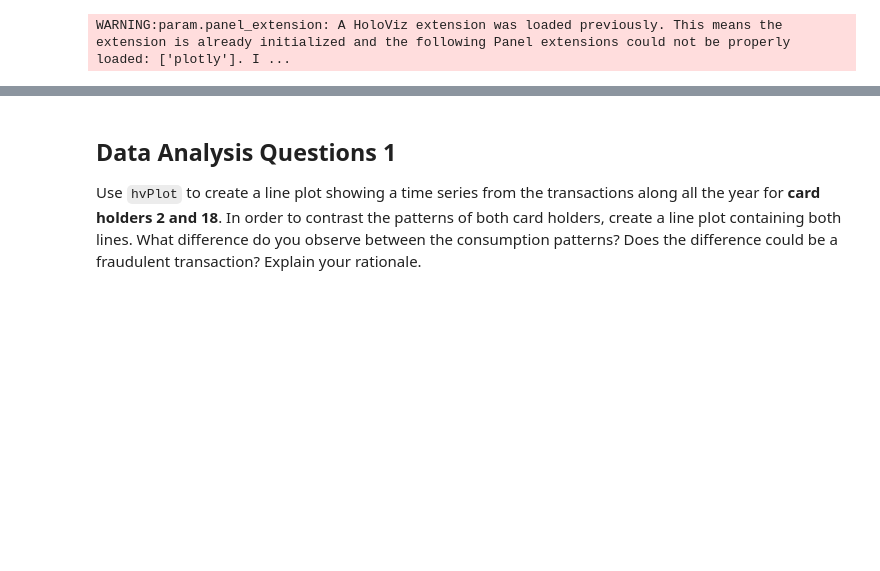
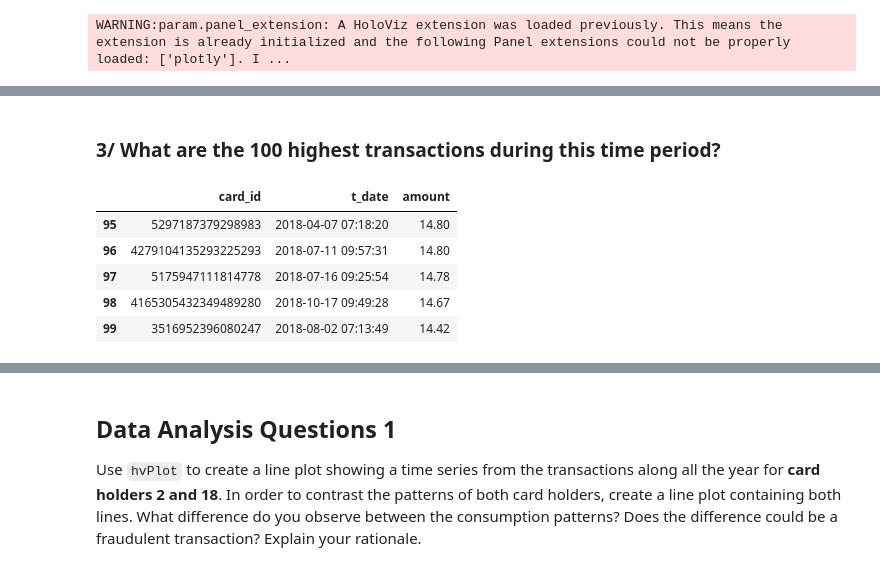
Before and after one commit to GonzaloGarciaContreras/hw07-sql-credit-card, a Jupyter notebook: ggc_visual_data_analysis.ipynb, the cells around one changed output, grey strips where cells are left out. Saved outputs shown, nothing was run; the diff lists cells and outputs as text; code cells hidden in the pictures; blank space fills up the shorter version.

```diff
--- a/ggc_visual_data_analysis.ipynb
+++ b/ggc_visual_data_analysis.ipynb
@@ -28,0 +85,26 @@ engine = create_engine("postgresql://gonzalogarciacontreras:postgres@localhost:5
+# %% [markdown]
+### 3/ What are the 100 highest transactions during this time period?
+# %%
+query = """
+    SELECT
+        card_id,
+        t_date,
+        amount
+    FROM transaction
+    WHERE date_part('hour', t_date) BETWEEN 7 AND 9
+    ORDER BY amount DESC LIMIT 100
+    ;
+    """
+
+# Load data into the DataFrame using the read_sql() method from pandas
+transactions_df = pd.read_sql(query, engine)
+
+# Show the data of the new DataFrame
+transactions_df.tail()
+# %% [output]
+|  | card_id | t_date | amount |
+| 95 | 5297187379298983 | 2018-04-07 07:18:20 | 14.80 |
+| 96 | 4279104135293225293 | 2018-07-11 09:57:31 | 14.80 |
+| 97 | 5175947111814778 | 2018-07-16 09:25:54 | 14.78 |
+| 98 | 4165305432349489280 | 2018-10-17 09:49:28 | 14.67 |
+| 99 | 3516952396080247 | 2018-08-02 07:13:49 | 14.42 |
```
Also changed, not shown: parts of 17 cells of this notebook, 3 other files.
